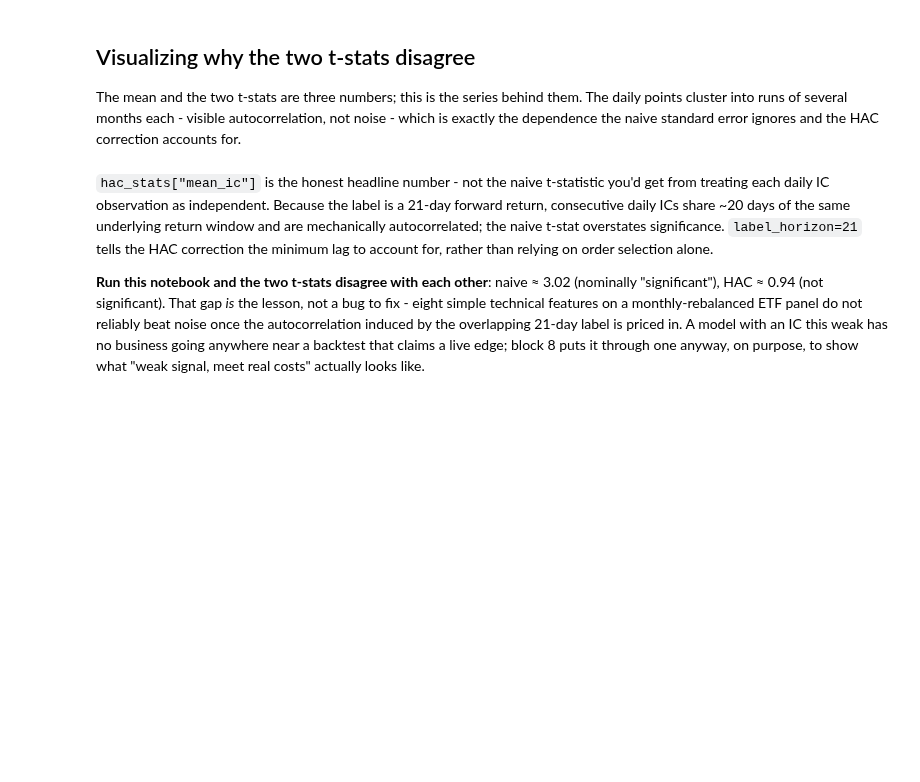
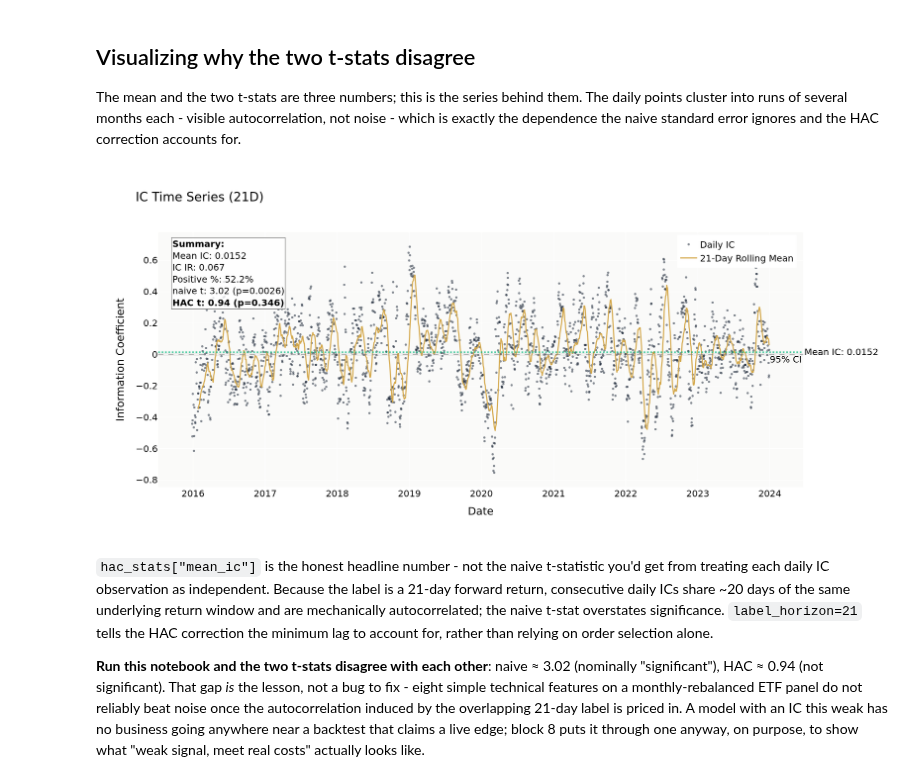
Before and after one commit to ml4t/packt-workshop, a Jupyter notebook: notebooks/03_model_training.ipynb, the cells around one changed output. Cells and saved outputs as stored; diff of their text form; code cells hidden in the pictures; blank space fills up the shorter version.

```diff
--- a/notebooks/03_model_training.ipynb
+++ b/notebooks/03_model_training.ipynb
@@ -307,31 +348,43 @@ standard error ignores and the HAC correction accounts for.
 # %%
 from ml4t.diagnostic.results.signal_results.ic import SignalICResult
 from ml4t.diagnostic.visualization.signal.ic_plots import plot_ic_ts
 from scipy import stats as scipy_stats
 
 ic_values = ic_series["ic"].to_numpy().astype(float)
 naive_t, naive_p = scipy_stats.ttest_1samp(ic_values, 0)
 assert abs(float(naive_t) - hac_stats["naive_t_stat"]) < 1e-6
 
 ic_result = SignalICResult(
     ic_by_date={"21D": ic_values.tolist()},
     dates=[d.isoformat() for d in ic_series["timestamp"]],
     ic_mean={"21D": float(ic_values.mean())},
     ic_std={"21D": float(ic_values.std())},
     ic_t_stat={"21D": float(naive_t)},
     ic_p_value={"21D": float(naive_p)},
     ic_positive_pct={"21D": float((ic_values > 0).mean())},
     ic_ir={"21D": float(ic_values.mean() / ic_values.std())},
     ic_t_stat_hac={"21D": hac_stats["t_stat"]},
     ic_p_value_hac={"21D": hac_stats["p_value"]},
     hac_lags_used=hac_stats["effective_lags"],
 )
 
-ic_fig = plot_ic_ts(
-    ic_result, period="21D", rolling_window=21, show_significance=True, theme="print"
-)
-export_static(ic_fig, "model-ic-series.png", width=1400, height=650, scale=2)
-ic_fig
+ic_fig = plot_ic_ts(ic_result, period="21D", rolling_window=21, show_significance=True, theme=THEME)
+# The library pins "Mean" and "95% CI" labels to the right edge, where the export clips
+# them, and its summary box quotes only the naive t-stat - the number this section exists
+# to distrust. Widen the right margin and put the corrected statistic beside it.
+ic_fig.update_layout(margin=dict(l=110, r=150, t=110, b=90))
+for annotation in ic_fig.layout.annotations:
+    if annotation.text and "t-stat" in annotation.text:
+        annotation.text = annotation.text.replace(
+            f"t-stat: {naive_t:.2f}", f"naive t: {naive_t:.2f}"
+        )
+        annotation.text += (
+            f"<br><b>HAC t: {hac_stats['t_stat']:.2f} (p={hac_stats['p_value']:.3f})</b>"
+        )
+
+show(ic_fig, "model-ic-series.png")
+# %% [output]
+[figure, added]
 # %% [markdown]
 `hac_stats["mean_ic"]` is the honest headline number - not the naive
 t-statistic you'd get from treating each daily IC observation as
```
Also changed, not shown: parts of 14 cells of this notebook, 1 other file.
